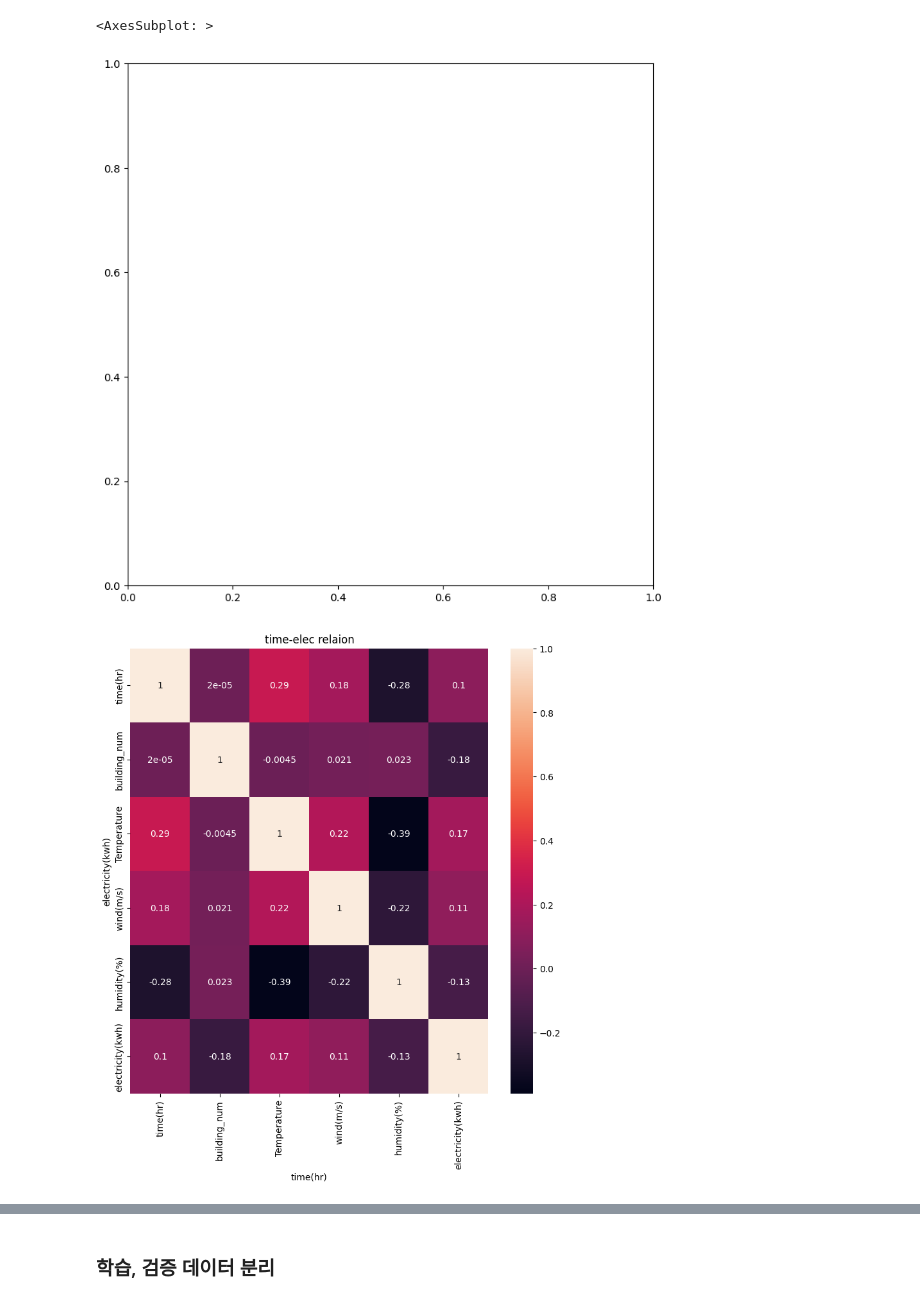
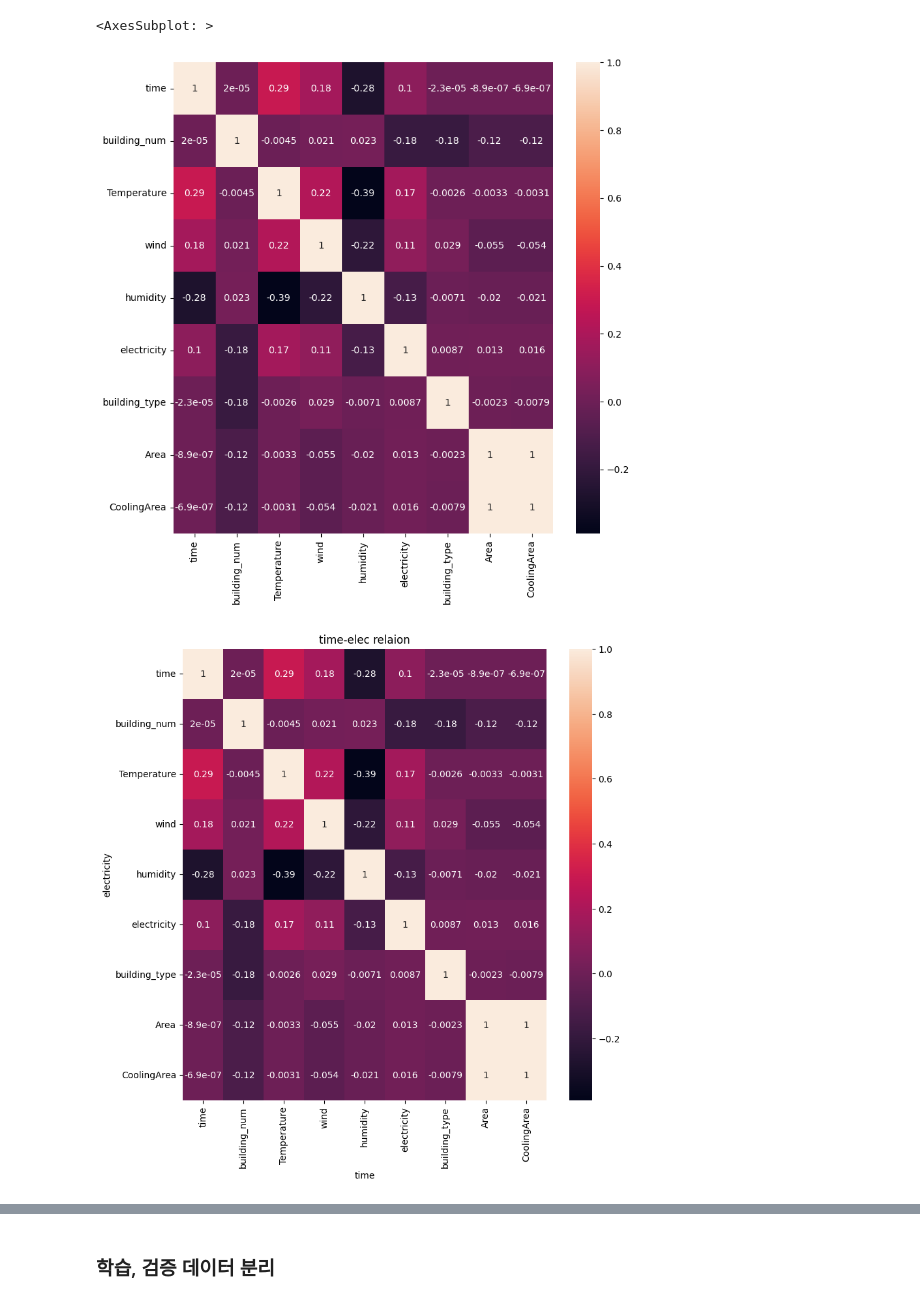
Before and after one commit to ayeonggg/DaconPrac, a Jupyter notebook: ElecPredict/CreateModel.ipynb, the cells around one changed output, grey strips where cells are left out. Saved outputs shown, nothing was run; the diff lists cells and outputs as text; code cells hidden in the pictures.

```diff
--- a/ElecPredict/CreateModel.ipynb
+++ b/ElecPredict/CreateModel.ipynb
@@ -48,0 +72,3 @@ train
+# %%
+for i in range(len(building_info)):
+    building_info.loc[i, 'type'] = types[building_info.loc[i, 'type']]
@@ -67,7 +109,7 @@ train
 # %%
 train.drop(labels='일시', axis=1, inplace=True)
 # %%
-train.columns = ['time(hr)', 'building_num', 'Temperature', 'rain(mm)', 'wind(m/s)', 'humidity(%)', 'sunshine(hr)', 'insolation(hr)', 'electricity(kwh)']
+train.columns = ['time', 'building_num', 'Temperature', 'rain(mm)', 'wind', 'humidity', 'sunshine(hr)', 'insolation(hr)', 'electricity']
 # %%
 train.drop(labels='rain(mm)', axis=1, inplace=True)
 train.drop(labels='sunshine(hr)', axis=1, inplace=True)
@@ -74,0 +133,2 @@ train.drop(labels='insolation(hr)', axis=1, inplace=True)
+# %%
+train['building_type'] = [building_info.loc[train.loc[i, 'building_num']-1, 'type'] for i in range(len(train))]
@@ -75,2 +151,5 @@ train.drop(labels='insolation(hr)', axis=1, inplace=True)
+# %%
+train['Area'] = [building_info.loc[train.loc[i, 'building_num']-1, 'Area'] for i in range(len(train))]
+train['CoolingArea'] = [building_info.loc[train.loc[i, 'building_num']-1, 'CoolingArea'] for i in range(len(train))]
 # %%
 train.dropna(inplace=True)
@@ -119,11 +166,11 @@ sns.heatmap(train.corr(), annot=True, ax=ax)
 <AxesSubplot: >
 # %%
 for i in range(1, 11):
-    plt.plot(train[train['building_num']==i]['time(hr)'], train[train['building_num']==i]['electricity(kwh)'])
-    plt.xlabel('time(hr)')
-    plt.ylabel('electricity(kwh)')
+    plt.plot(train[train['building_num']==i]['time'], train[train['building_num']==i]['electricity'])
+    plt.xlabel('time')
+    plt.ylabel('electricity')
     plt.title('time-elec relaion')
     plt.show()
 # %% [output]
-[figure, old version]
+[figure, new version]
-[figure, old version]
+[figure, new version]
```
Also changed, not shown: parts of 31 cells of this notebook.
